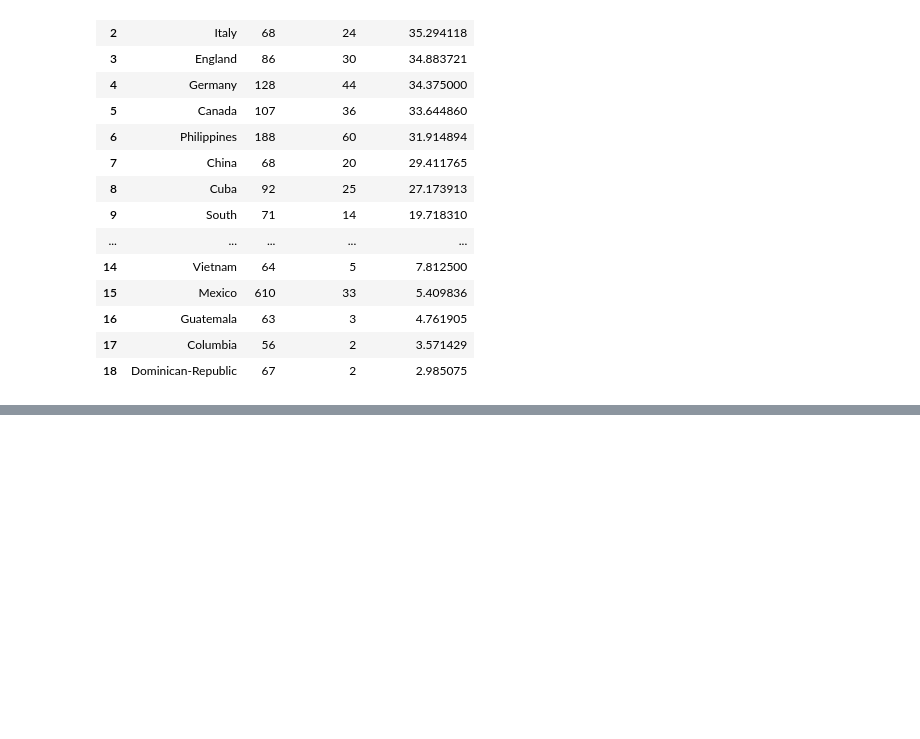
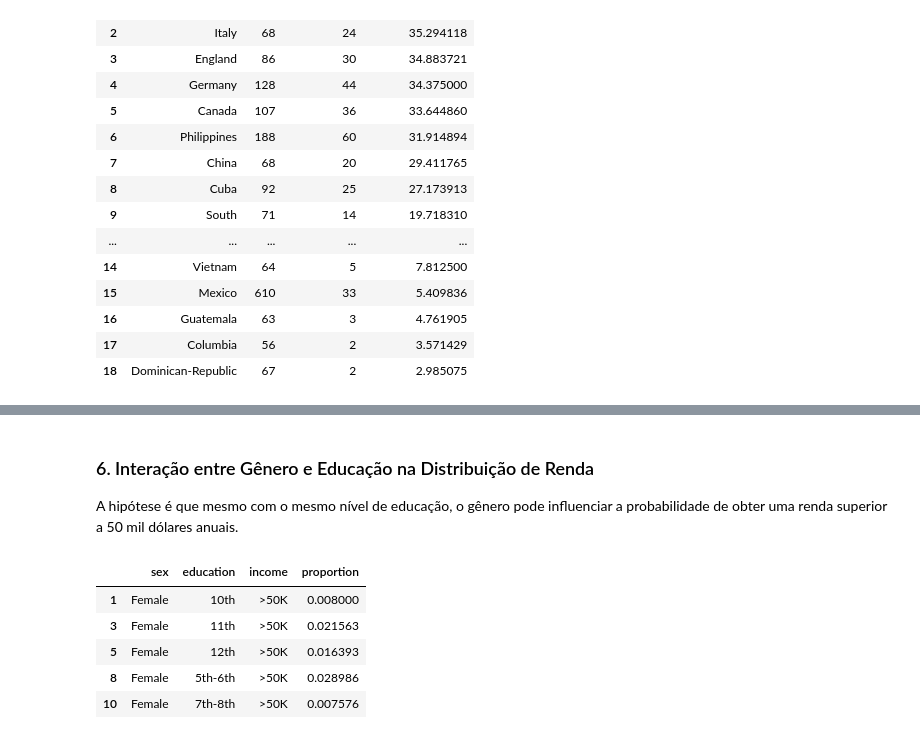
Before and after one commit to vivsoliveira/Adult-Census-Income, a Jupyter notebook: main.ipynb, the cells around one changed output, grey strips where cells are left out. Saved outputs shown, nothing was run; the diff lists cells and outputs as text; code cells hidden in the pictures; blank space fills up the shorter version.

```diff
--- a/main.ipynb
+++ b/main.ipynb
@@ -668,0 +668,37 @@ Total de países analisados (com amostra >= 50): 19
+# %% [markdown]
+### 6. Interação entre Gênero e Educação na Distribuição de Renda
+
+A hipótese é que mesmo com o mesmo nível de educação, o gênero pode influenciar a probabilidade de obter uma renda superior a 50 mil dólares anuais.
+# %%
+# Criação de tabela com proporção de renda >50K por gênero e nível educacional
+edu_gender = (
+    df.groupby(['sex', 'education'])['income']
+      .value_counts(normalize=True)
+      .rename('proportion')
+      .reset_index()
+)
+
+# Apenas a proporção de alta renda (>50K)
+edu_gender_high = edu_gender[edu_gender['income'] == '>50K'].copy()
+
+education_order = (
+    edu_gender_high.groupby('education')['proportion']
+    .mean()
+    .sort_values()
+    .index.tolist()
+)
+
+edu_gender_high['education'] = pd.Categorical(
+    edu_gender_high['education'],
+    categories=education_order,
+    ordered=True
+)
+
+edu_gender_high.head()
+# %% [output]
+|  | sex | education | income | proportion |
+| 1 | Female | 10th | >50K | 0.008000 |
+| 3 | Female | 11th | >50K | 0.021563 |
+| 5 | Female | 12th | >50K | 0.016393 |
+| 8 | Female | 5th-6th | >50K | 0.028986 |
+| 10 | Female | 7th-8th | >50K | 0.007576 |
```
Also changed, not shown: parts of 16 cells of this notebook.
